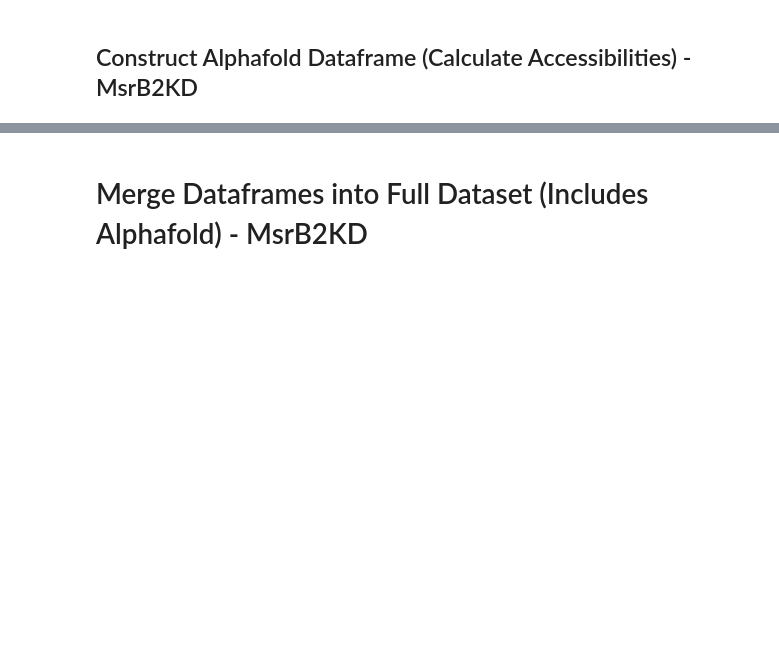
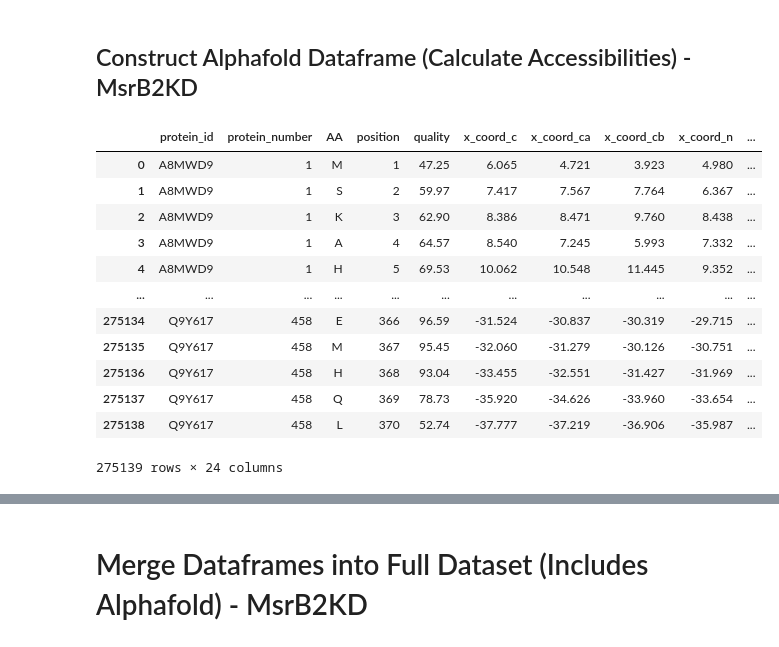
Before and after one commit to ritster/MetML, a Jupyter notebook: MsrKD/datagen-MsrKD.ipynb, the cells around one changed output, grey strips where cells are left out. Drawn from its saved outputs; the diff is of its cells as text; code cells hidden in the pictures; blank space fills up the shorter version.

```diff
--- a/MsrKD/datagen-MsrKD.ipynb
+++ b/MsrKD/datagen-MsrKD.ipynb
@@ -564,5 +817,5 @@ peptides_completed_sequence
 # %%
 # Compute left/right analysis sequences based on threshold
-peptides_completed_sequence[f"Left {analysis_threshold}"] = [A[B-analysis_threshold:B]  if (B - analysis_threshold >= 0) else A[0:B-1] for A, B in zip(peptides_completed_sequence["Complete Sequence"], peptides_completed_sequence["Methionine Location"])]
-peptides_completed_sequence[f"Right {analysis_threshold}"] = [A[B+1:B+1+analysis_threshold] for A, B in zip(peptides_completed_sequence["Complete Sequence"], peptides_completed_sequence["Methionine Location"])]
-peptides_completed_sequence
+peptides_cs[f"Left {analysis_threshold}"] = [A[B-analysis_threshold:B]  if (B - analysis_threshold >= 0) else A[0:B-1] for A, B in zip(peptides_cs["Complete Sequence"], peptides_cs["Methionine Location"])]
+peptides_cs[f"Right {analysis_threshold}"] = [A[B+1:B+1+analysis_threshold] for A, B in zip(peptides_cs["Complete Sequence"], peptides_cs["Methionine Location"])]
+peptides_cs
@@ -569,4 +835,0 @@ peptides_completed_sequence
-# %%
-pd.set_option('display.max_columns', None)
-display(peptides_completed_sequence[~(peptides_completed_sequence["Site Number"] == peptides_completed_sequence["Methionine Location"] + 1)])
-pd.reset_option('display.max_columns')
@@ -573,6 +856,7 @@ pd.reset_option('display.max_columns')
 # %%
-# remove invalid proteins (according to alphafold) - TODO: attempt to incorporate these as well
+# remove invalid proteins (according to alphafold)
 # 12 invalid peptides as a result -> 5 green, 4 red, 3 gray
+
 invalid_IDs = ['Q14204', 'Q09666', 'Q14789', 'Q9Y520', 'P46013', 'Q9NU22']
-peptides_completed_sequence = peptides_completed_sequence[~peptides_completed_sequence["Protein ID"].isin(invalid_IDs)]
-peptides_completed_sequence
+peptides_cs = peptides_cs[~peptides_cs["Protein ID"].isin(invalid_IDs)]
+peptides_cs
@@ -595,0 +895,5 @@ uniprotIDs, len(uniprotIDs)
+# %%
+# Set uniprot IDs to use
+unique_uniprotIDs = peptides_cs["Protein ID"].unique()
+print("Unique UniProt IDs: \n" + str(unique_uniprotIDs))
+print("Number of Unique UniProt IDs: " + str(unique_uniprotIDs.size))
@@ -610,9 +940,23 @@ valid_proteins_pae, invalid_proteins_pae, existing_proteins_pae = download_alpha
 # %% [markdown]
 ## Construct Alphafold Dataframe (Calculate Accessibilities) - MsrB2KD
 # %%
-# format alphafold data into dataframe
+# Format alphafold data into dataframe
 alphafold_annotation_MsrB2KD = format_alphafold_data(
     directory=cif_dir,
-    protein_ids=uniprotIDs)
+    protein_ids=unique_uniprotIDs)
 alphafold_annotation_MsrB2KD
+# %% [output]
+|  | protein_id | protein_number | AA | position | quality | x_coord_c | x_coord_ca | x_coord_cb | x_coord_n | ... |
+| 0 | A8MWD9 | 1 | M | 1 | 47.25 | 6.065 | 4.721 | 3.923 | 4.980 | ... |
+| 1 | A8MWD9 | 1 | S | 2 | 59.97 | 7.417 | 7.567 | 7.764 | 6.367 | ... |
+| 2 | A8MWD9 | 1 | K | 3 | 62.90 | 8.386 | 8.471 | 9.760 | 8.438 | ... |
+| 3 | A8MWD9 | 1 | A | 4 | 64.57 | 8.540 | 7.245 | 5.993 | 7.332 | ... |
+| 4 | A8MWD9 | 1 | H | 5 | 69.53 | 10.062 | 10.548 | 11.445 | 9.352 | ... |
+| ... | ... | ... | ... | ... | ... | ... | ... | ... | ... | ... |
+| 275134 | Q9Y617 | 458 | E | 366 | 96.59 | -31.524 | -30.837 | -30.319 | -29.715 | ... |
+| 275135 | Q9Y617 | 458 | M | 367 | 95.45 | -32.060 | -31.279 | -30.126 | -30.751 | ... |
+| 275136 | Q9Y617 | 458 | H | 368 | 93.04 | -33.455 | -32.551 | -31.427 | -31.969 | ... |
+| 275137 | Q9Y617 | 458 | Q | 369 | 78.73 | -35.920 | -34.626 | -33.960 | -33.654 | ... |
+| 275138 | Q9Y617 | 458 | L | 370 | 52.74 | -37.777 | -37.219 | -36.906 | -35.987 | ... |
+275139 rows × 24 columns
 # %%
```
Also changed, not shown: parts of 100 cells of this notebook, 1 other file.
